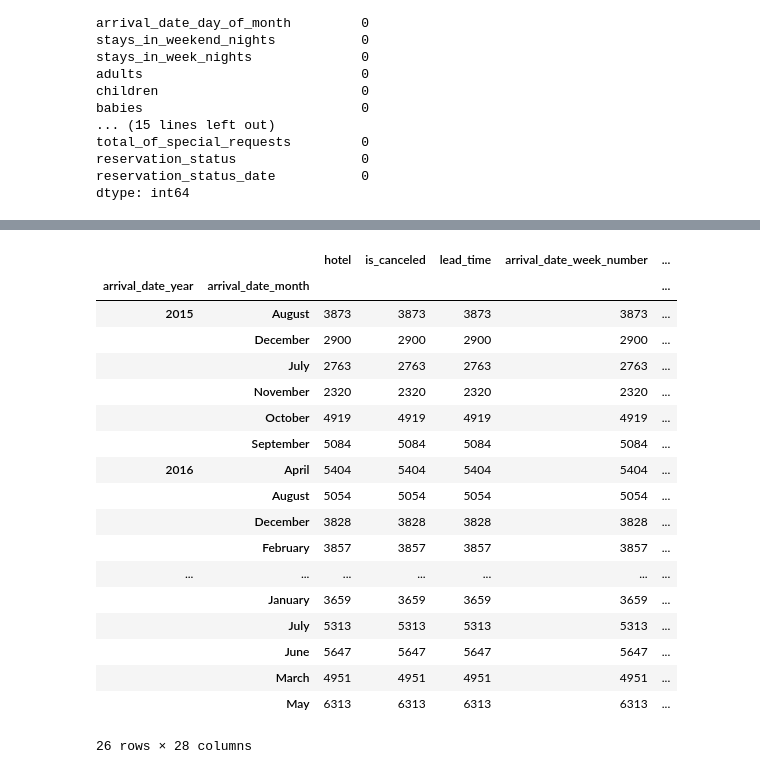
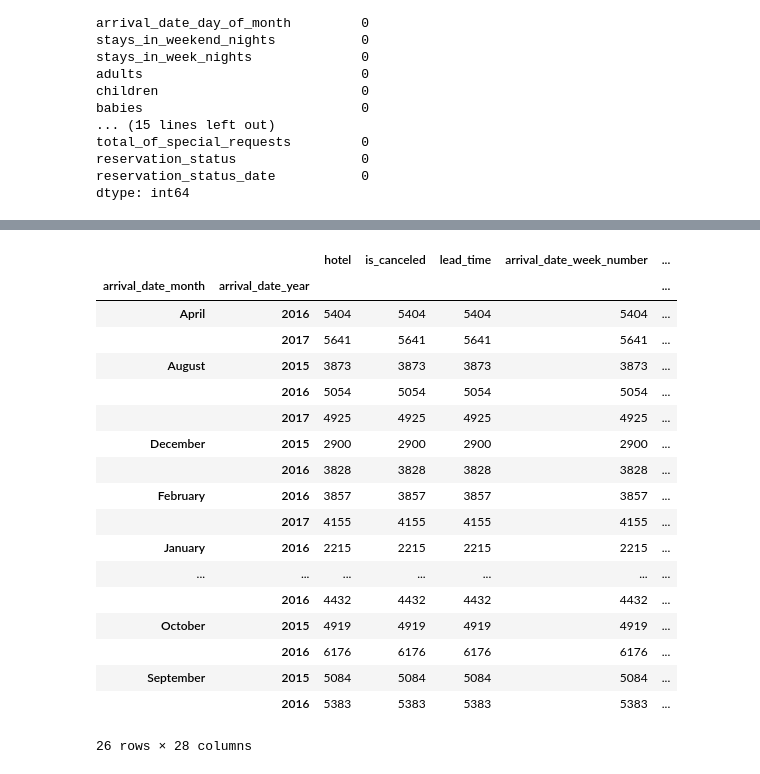
Before and after one commit to RajaChowdhury/EDA-CAPSTONE-PROJECT, a Jupyter notebook: Hotel_Booking_Analysis_Capstone_Project.ipynb, the cells around one changed output, grey strips where cells are left out. Cells and saved outputs as stored; diff of their text form; code cells hidden in the pictures.

```diff
--- a/Hotel_Booking_Analysis_Capstone_Project.ipynb
+++ b/Hotel_Booking_Analysis_Capstone_Project.ipynb
@@ -25,3 +18,5 @@ Mounted at /content/drive
 # %%
+dataset_url = 'https://raw.githubusercontent.com/RajaChowdhury/EDA-CAPSTONE-PROJECT/main/Hotel%20Bookings.csv'
+
 #Storing my raw dataset
-raw_df = pd.read_csv(path)
+raw_df = pd.read_csv(dataset_url)
@@ -294,6 +295,7 @@ dtype: int64
 # %%
+#Here we are taking kids as children + babies.
 df['kids'] = df.children + df.babies
 df = df.drop(['babies', 'children'], axis=1)
-df['total_members'] = df.kids + df.adults
+
+#Here we are taking total guests as adults + kids.
+df['total_guests'] = df.kids + df.adults
-# %%
-df=df.replace("canceled","cancelled")
@@ -300,22 +304,22 @@ df=df.replace("canceled","cancelled")
 # %%
-df.groupby(['arrival_date_year', 'arrival_date_month']).count()
+df.groupby(['arrival_date_month', 'arrival_date_year']).count()
 # %% [output]
 |  |  | hotel | is_canceled | lead_time | arrival_date_week_number | ... |
-| arrival_date_year | arrival_date_month |  |  |  |  | ... |
-| 2015 | August | 3873 | 3873 | 3873 | 3873 | ... |
-|  | December | 2900 | 2900 | 2900 | 2900 | ... |
-|  | July | 2763 | 2763 | 2763 | 2763 | ... |
-|  | November | 2320 | 2320 | 2320 | 2320 | ... |
-|  | October | 4919 | 4919 | 4919 | 4919 | ... |
-|  | September | 5084 | 5084 | 5084 | 5084 | ... |
-| 2016 | April | 5404 | 5404 | 5404 | 5404 | ... |
-|  | August | 5054 | 5054 | 5054 | 5054 | ... |
-|  | December | 3828 | 3828 | 3828 | 3828 | ... |
-|  | February | 3857 | 3857 | 3857 | 3857 | ... |
+| arrival_date_month | arrival_date_year |  |  |  |  | ... |
+| April | 2016 | 5404 | 5404 | 5404 | 5404 | ... |
+|  | 2017 | 5641 | 5641 | 5641 | 5641 | ... |
+| August | 2015 | 3873 | 3873 | 3873 | 3873 | ... |
+|  | 2016 | 5054 | 5054 | 5054 | 5054 | ... |
+|  | 2017 | 4925 | 4925 | 4925 | 4925 | ... |
+| December | 2015 | 2900 | 2900 | 2900 | 2900 | ... |
+|  | 2016 | 3828 | 3828 | 3828 | 3828 | ... |
+| February | 2016 | 3857 | 3857 | 3857 | 3857 | ... |
+|  | 2017 | 4155 | 4155 | 4155 | 4155 | ... |
+| January | 2016 | 2215 | 2215 | 2215 | 2215 | ... |
 | ... | ... | ... | ... | ... | ... | ... |
-|  | January | 3659 | 3659 | 3659 | 3659 | ... |
-|  | July | 5313 | 5313 | 5313 | 5313 | ... |
-|  | June | 5647 | 5647 | 5647 | 5647 | ... |
-|  | March | 4951 | 4951 | 4951 | 4951 | ... |
-|  | May | 6313 | 6313 | 6313 | 6313 | ... |
+|  | 2016 | 4432 | 4432 | 4432 | 4432 | ... |
+| October | 2015 | 4919 | 4919 | 4919 | 4919 | ... |
+|  | 2016 | 6176 | 6176 | 6176 | 6176 | ... |
+| September | 2015 | 5084 | 5084 | 5084 | 5084 | ... |
+|  | 2016 | 5383 | 5383 | 5383 | 5383 | ... |
 26 rows × 28 columns
```
Also changed, not shown: parts of 31 cells of this notebook.
